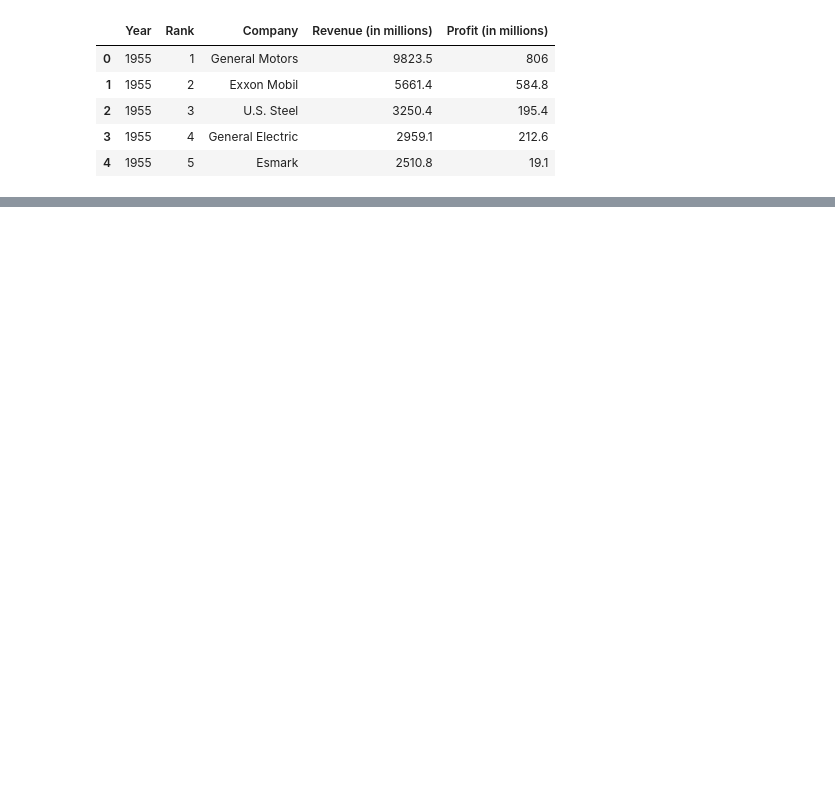
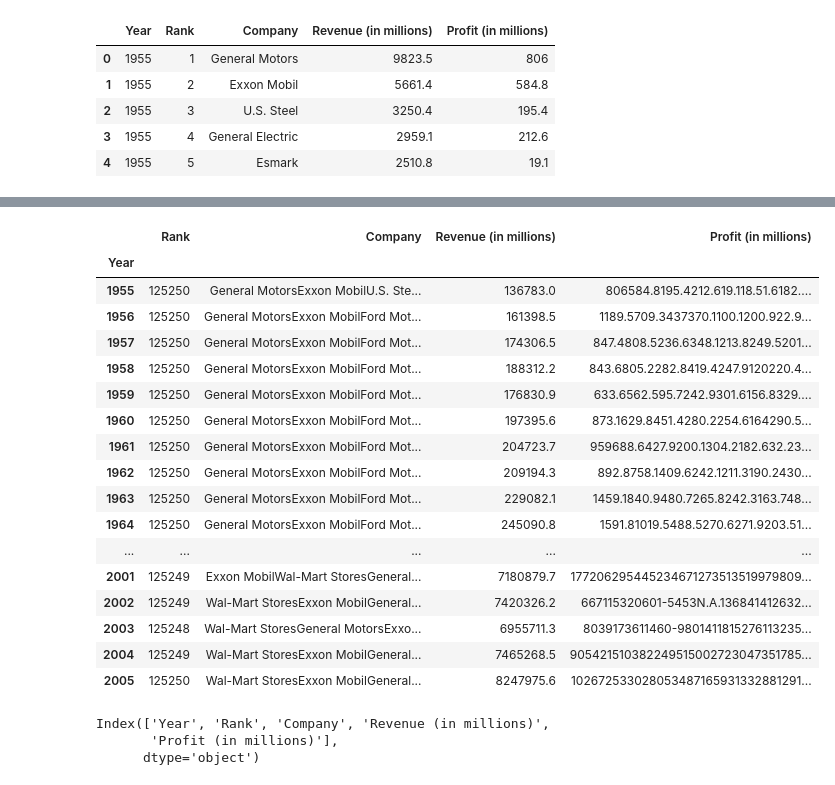
Before and after one commit to karmaisab84/prove_dash, a Jupyter notebook: Prova 001.ipynb, the cells around one changed output, grey strips where cells are left out. Cells and saved outputs as stored; diff of their text form; code cells hidden in the pictures; blank space fills up the shorter version.

```diff
--- a/Prova 001.ipynb
+++ b/Prova 001.ipynb
@@ -18,0 +53,27 @@ plt.plot(df[df.Company == 'General Motors']['Revenue (in millions)'])
+# %%
+df.groupby(['Year']).sum()
+# %% [output]
+|  | Rank | Company | Revenue (in millions) | Profit (in millions) |
+| Year |  |  |  |  |
+| 1955 | 125250 | General MotorsExxon MobilU.S. Ste... | 136783.0 | 806584.8195.4212.619.118.51.6182.... |
+| 1956 | 125250 | General MotorsExxon MobilFord Mot... | 161398.5 | 1189.5709.3437370.1100.1200.922.9... |
+| 1957 | 125250 | General MotorsExxon MobilFord Mot... | 174306.5 | 847.4808.5236.6348.1213.8249.5201... |
+| 1958 | 125250 | General MotorsExxon MobilFord Mot... | 188312.2 | 843.6805.2282.8419.4247.9120220.4... |
+| 1959 | 125250 | General MotorsExxon MobilFord Mot... | 176830.9 | 633.6562.595.7242.9301.6156.8329.... |
+| 1960 | 125250 | General MotorsExxon MobilFord Mot... | 197395.6 | 873.1629.8451.4280.2254.6164290.5... |
+| 1961 | 125250 | General MotorsExxon MobilFord Mot... | 204723.7 | 959688.6427.9200.1304.2182.632.23... |
+| 1962 | 125250 | General MotorsExxon MobilFord Mot... | 209194.3 | 892.8758.1409.6242.1211.3190.2430... |
+| 1963 | 125250 | General MotorsExxon MobilFord Mot... | 229082.1 | 1459.1840.9480.7265.8242.3163.748... |
+| 1964 | 125250 | General MotorsExxon MobilFord Mot... | 245090.8 | 1591.81019.5488.5270.6271.9203.51... |
+| ... | ... | ... | ... | ... |
+| 2001 | 125249 | Exxon MobilWal-Mart StoresGeneral... | 7180879.7 | 177206295445234671273513519979809... |
+| 2002 | 125249 | Wal-Mart StoresExxon MobilGeneral... | 7420326.2 | 667115320601-5453N.A.136841412632... |
+| 2003 | 125248 | Wal-Mart StoresGeneral MotorsExxo... | 6955711.3 | 8039173611460-9801411815276113235... |
+| 2004 | 125249 | Wal-Mart StoresExxon MobilGeneral... | 7465268.5 | 905421510382249515002723047351785... |
+| 2005 | 125250 | Wal-Mart StoresExxon MobilGeneral... | 8247975.6 | 102672533028053487165931332881291... |
+# %%
+df.columns
+# %% [output]
+Index(['Year', 'Rank', 'Company', 'Revenue (in millions)',
+       'Profit (in millions)'],
+      dtype='object')
```
Also changed, not shown: parts of 22 cells of this notebook.
